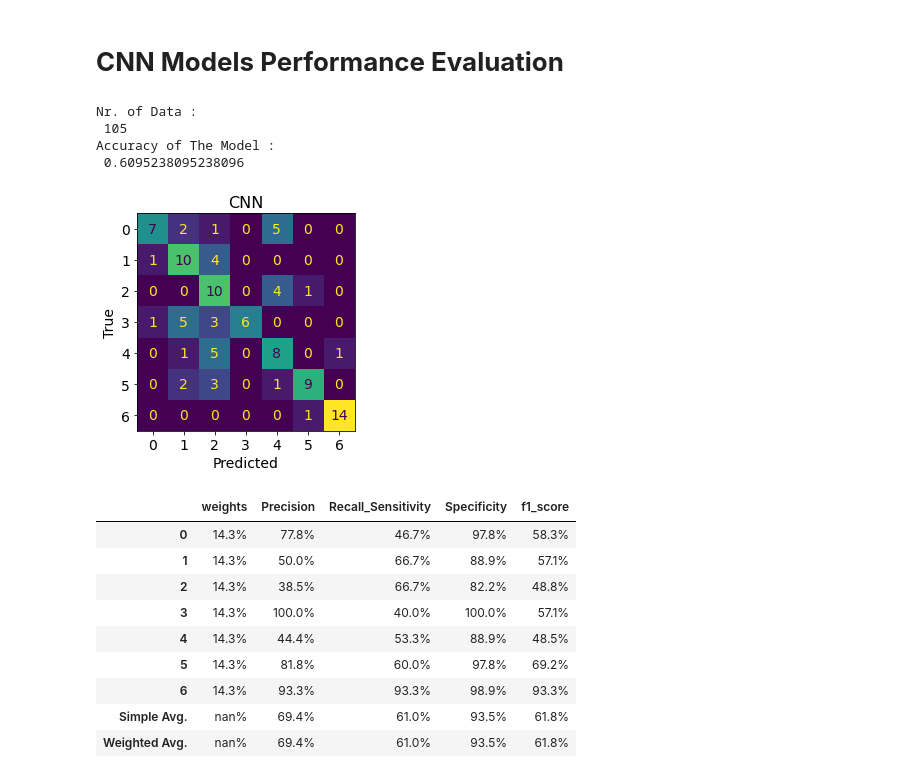
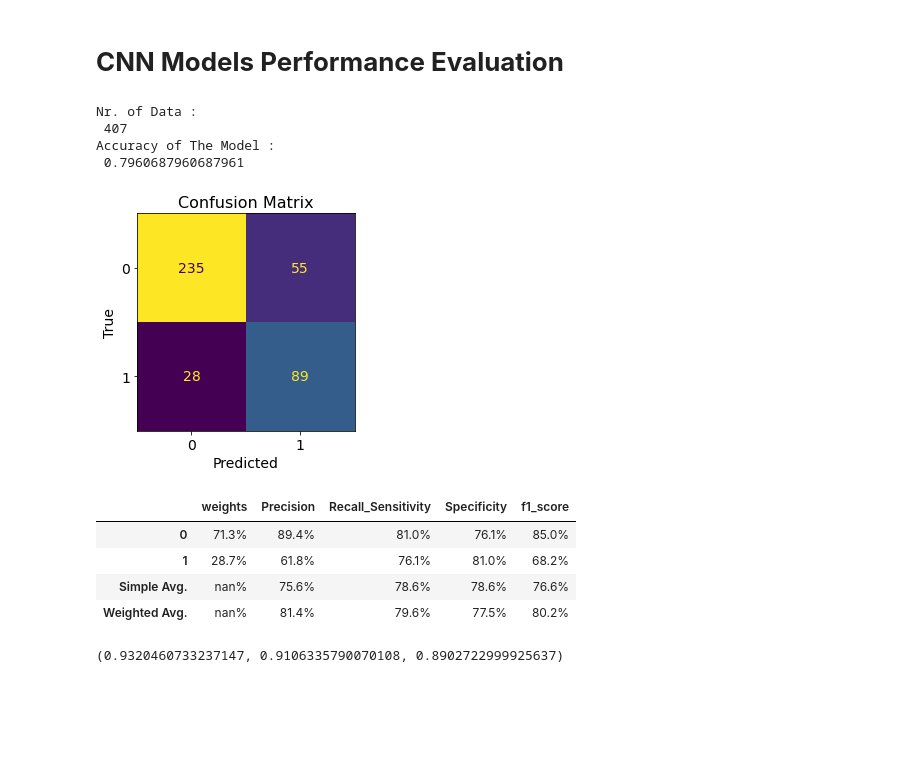
Before and after one commit to sepandms/SkinCare, a Jupyter notebook: 13_Models_Performance(Saved).ipynb, the cells around one changed output. Cells and saved outputs as stored; diff of their text form; code cells hidden in the pictures; blank space fills up the shorter version.

```diff
--- a/13_Models_Performance(Saved).ipynb
+++ b/13_Models_Performance(Saved).ipynb
@@ -67,5 +60,5 @@ User Current Version:- 3.7.13 (default, Apr 24 2022, 01:04:09)
 # %%
-aimage_label = 'image_label'  #[image_label, binary_label]
+image_label = 'image_label'  #[image_label, binary_label]
 
 # 280x210
 file = 'CNN_280x210_Ouput_MultiClass'
@@ -126,0 +137,12 @@ AttributeError: ignored
+# %%
+net_list = [func for func in dir(CNN_Nets) if callable(getattr(CNN_Nets, func)) and not func.startswith("__")]
+X_ = input_data[0][0:5]
+for net in net_list:
+    print(net)
+    model_ = getattr(CNN_Nets,net)
+    fc_features = model_().dimention_set(X_)
+    model_ = getattr(CNN_Nets,net)
+    model_.fc_features = fc_features
+    out = model_().forward(X_)
+    setattr(CNN_Nets,net,model_)
+    # print(out.shape)
@@ -135,7 +171,7 @@ KNN_Model = pickle.load(open(G_path + '/08_Saved_Models_Outpus/Trained_Saved_Mod
 Biased_Model = pickle.load(open(G_path + '/08_Saved_Models_Outpus/Trained_Saved_Models/' + 'Biased_Model' , 'rb'))
 # %%
 # Model 280x210
-Balanced_Test_set = True
+Balanced_Test_set = False
 Multi_to_binary = False
 
 model = RF_Model  # {RF_Model,SVM_Model,GB_Model,MLP_Model,KNN_Model,Biased_Model}
@@ -151,7 +187,7 @@ Y_pred = model.predict(X)
 if Multi_to_binary:
     Y_binary =  label_to_binary(Y)
     Y_pred_binary =  label_to_binary(Y_pred)
-    results = model_evaluation(Y_binary,Y_pred_binary)
+    results = model_evaluation(Y_binary,Y_pred_binary,'Random Forrest')
 else:
     results = model_evaluation(Y,Y_pred,'Random Forrest')
 results
@@ -208,47 +235,63 @@ CNNA_En_binary = pickle.load(open(G_path + '/08_Saved_Models_Outpus/Models/CNN_G
 # **CNN Models Performance Evaluation**
 # %%
 # Model 280x210
-Balanced_Test_set = True
-Multi_to_binary = False
+Evaluation_set = 'test'  #{train, valid, test, balanced_test}
+Multi_to_binary = True
+model = CNN_280x210_multi  # {CNN_280x210_multi, CNN_A_En_multiclass}
 
-model = CNN_280x210_multi  # {CNN_280x210_multi, CNN_280x210_binary, CNN_A_En_multiclass, CNNA_En_binary}
+if Evaluation_set == 'train': i = 0
+elif Evaluation_set == 'valid': i=1
+elif Evaluation_set == 'test': i=2
 
-if Balanced_Test_set:
+if Evaluation_set == 'balanced_test':
     if model in [CNN_280x210_multi, CNN_280x210_binary]:
         X = BLC_test_280x210[0]
         Y = BLC_test_280x210[1]
     else:
         X = BLC_test_A_E[0]
         Y = BLC_test_A_E[1]
 else:
+    if Evaluation_set == 'train': i = 0
+    elif Evaluation_set == 'valid': i=1
+    elif Evaluation_set == 'test': i=2
     if model in [CNN_280x210_multi, CNN_280x210_binary]:
-        X = input_data[2]
-        Y = labels_multi[2]
+        X = input_data[i]
+        Y = labels_multi[i]
     else:
-        X = A_E_input_data[0]
-        Y = A_E_labels_multi[1]
+        X = A_E_input_data[i]
+        Y = A_E_labels_multi[i]
 
-Y_pred = model.forward_noDrop(X).argmax(dim=1)
+n = 100
+iter = X.shape[0] // n
+Y_pred = torch.zeros(0)
+Y_pred_prob = torch.zeros(0)
+for i in range(iter+1):
+    X_ = X[i*n:(i+1)*n].detach()
+    Y_prob = torch.softmax(model.forward_noDrop(X_),dim=1).detach()
+    Y_ = model.forward_noDrop(X_).argmax(dim=1).detach()
+    Y_pred = torch.cat([Y_pred,Y_]).detach()
+    Y_pred_prob = torch.cat([Y_pred_prob,Y_prob]).detach()
+
 if Multi_to_binary:
     Y_binary =  label_to_binary(Y)
     Y_pred_binary =  label_to_binary(Y_pred)
     results = model_evaluation(Y_binary,Y_pred_binary)
 else:
     results = model_evaluation(Y,Y_pred,'CNN')
 results
 # %% [output]
 Nr. of Data :
- 105
+ 407
 Accuracy of The Model :
- 0.6095238095238096
+ 0.7960687960687961
-[figure, old version]
+[figure, new version]
 |  | weights | Precision | Recall_Sensitivity | Specificity | f1_score |
-| 0 | 14.3% | 77.8% | 46.7% | 97.8% | 58.3% |
-| 1 | 14.3% | 50.0% | 66.7% | 88.9% | 57.1% |
-| 2 | 14.3% | 38.5% | 66.7% | 82.2% | 48.8% |
-| 3 | 14.3% | 100.0% | 40.0% | 100.0% | 57.1% |
-| 4 | 14.3% | 44.4% | 53.3% | 88.9% | 48.5% |
-| 5 | 14.3% | 81.8% | 60.0% | 97.8% | 69.2% |
-| 6 | 14.3% | 93.3% | 93.3% | 98.9% | 93.3% |
-| Simple Avg. | nan% | 69.4% | 61.0% | 93.5% | 61.8% |
-| Weighted Avg. | nan% | 69.4% | 61.0% | 93.5% | 61.8% |
+| 0 | 71.3% | 89.4% | 81.0% | 76.1% | 85.0% |
+| 1 | 28.7% | 61.8% | 76.1% | 81.0% | 68.2% |
+| Simple Avg. | nan% | 75.6% | 78.6% | 78.6% | 76.6% |
+| Weighted Avg. | nan% | 81.4% | 79.6% | 77.5% | 80.2% |
+# %%
+Y_OneH = sk.preprocessing.label_binarize(Y,classes=np.unique(Y))
+sk.metrics.roc_auc_score(Y_OneH, Y_pred_prob,average='micro'),sk.metrics.roc_auc_score(Y_OneH, Y_pred_prob,average='macro') , sk.metrics.roc_auc_score(Y_OneH, Y_pred_prob,average='weighted')
+# %% [output]
+(0.9320460733237147, 0.9106335790070108, 0.8902722999925637)
```
Also changed, not shown: parts of 14 cells of this notebook, 12 other files.
